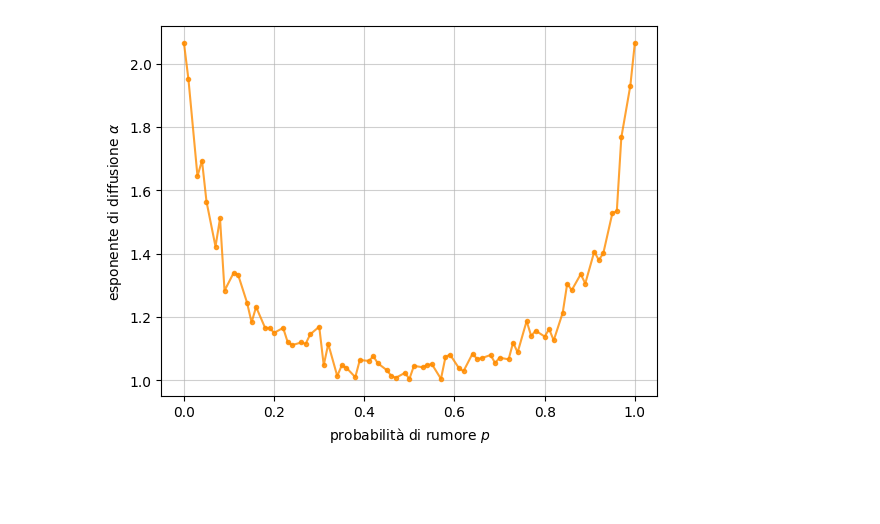
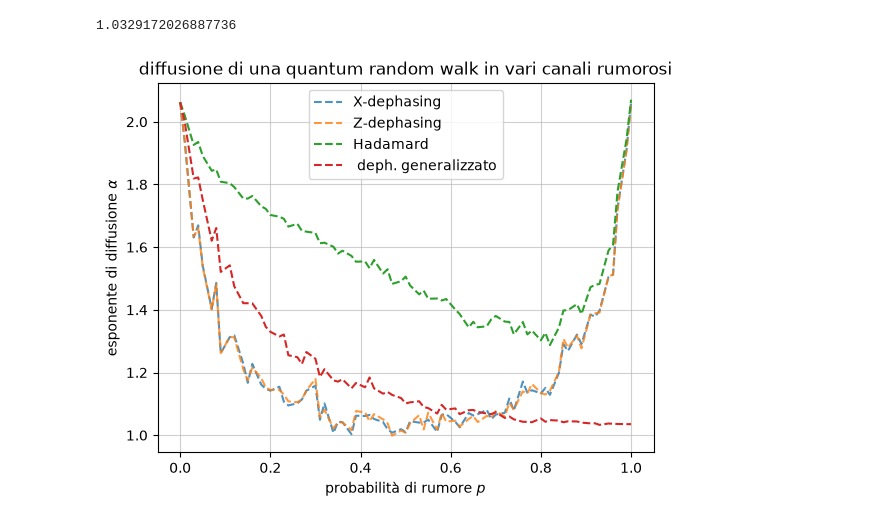
Before and after one commit to BoredDam/noisy-quantum-walks-thesis, a Jupyter notebook: notebooks/alpha-plot.ipynb, the cells around one changed output. Cells and saved outputs as stored; diff of their text form; code cells hidden in the pictures; blank space fills up the shorter version.

Commit message:
new: comparison of alpha

```diff
--- a/notebooks/alpha-plot.ipynb
+++ b/notebooks/alpha-plot.ipynb
@@ -7,20 +7,33 @@ import matplotlib.pyplot as plt
 X =  [0.0,0.01,0.03,0.04,0.05,0.07,0.08,0.09,0.11,0.12,0.14,0.15,0.16,0.18,0.19,0.2,0.22,0.23,0.24,0.26,0.27,0.28,0.3,0.31,0.32,0.34,0.35,0.36,0.38,0.39,0.41,0.42,0.43,0.45,0.46,0.47,0.49,0.5,0.51,0.53,0.54,0.55,0.57,0.58,0.59,0.61,0.62,0.64,0.65,0.66,0.68,0.69,0.7,0.72,0.73,0.74,0.76,0.77,0.78,0.8,0.81,0.82,0.84,0.85,0.86,0.88,0.89,0.91,0.92,0.93,0.95,0.96,0.97,0.99,1.0]
 xY = [2.062519408664858,1.9392759498272891,1.630727053796125,1.669541195699879,1.5410945513876149,1.4033330496396355,1.485862605788578,1.2616035158804413,1.3128923969346171,1.3185646913564382,1.2281233421906068,1.1671254391136499,1.2274576719735133,1.1610499445392064,1.1479231185229968,1.141987489448211,1.1546099475566878,1.1068352184198231,1.0949684117815057,1.1019026602333895,1.1140642797162885,1.141983605877044,1.1580787644230206,1.0492021465397277,1.101553327981245,1.0072719338126173,1.0428998195632742,1.0415374951591903,1.0030597056986583,1.0621861404221322,1.061120858109583,1.0644655034492794,1.051741714102976,1.0418599913877384,1.0186877354780097,1.0079637799272556,1.0191335568834876,1.0096410274799121,1.0446133050889292,1.0401438273146815,1.0403863094156622,1.0497483079212608,1.0103020216925587,1.0652315525227662,1.0672421104852443,1.0431114908877046,1.0250872653228817,1.0707281941114277,1.0626205316183708,1.0668617986436437,1.0809900195085174,1.0510995934612748,1.0657843924047103,1.0713960557565718,1.1169683712882459,1.078316267582912,1.171120039485996,1.1352252551696573,1.1435398063567024,1.1333259888981118,1.1508117754073064,1.1287418321076408,1.1990037927496657,1.2902707863030434,1.2687233938720153,1.3209556516291887,1.2907913414109005,1.3848952087795972,1.3777892273621615,1.397101355363301,1.504900502869581,1.5119469335704103,1.7240792747609377,1.9113339184210114,2.062519408664858]
 zY = [2.062519408664858,1.9411850100574803,1.6332124159593753,1.6612900295495563,1.5370432664709193,1.4005216198410528,1.4819665078550692,1.2619818664830378,1.3136775939236953,1.3119347420829333,1.2105719880646877,1.175238168379876,1.2158354431334089,1.1817526293600025,1.151606810257991,1.1442667056578026,1.1451566119672159,1.1291640322716785,1.1079718250290702,1.105277052195578,1.1138344382305272,1.1428850494312823,1.1795911426684755,1.0574253811271879,1.0812909350615951,1.021600677295374,1.0410333219023664,1.040736326916553,1.0160202489466739,1.0769014449715115,1.0726613108594472,1.0446802747592652,1.0671475516262516,1.0506323433592162,1.0379085373929873,0.998380075994598,1.0147261615128262,1.0079014265346227,1.0379364334166576,1.063911096629858,1.0182677362942083,1.0716653954399669,1.0179507110261135,1.070216226861672,1.0432903130887676,1.0463928745694617,1.0273808186410933,1.0519124050503172,1.0611646318777102,1.0419269613953785,1.0616191095155496,1.0557761756595414,1.0770620111799702,1.0592154937611062,1.1033443344229787,1.082526121406921,1.139866551118641,1.132718068429729,1.1636034170611194,1.1344807135718435,1.1296289087998737,1.1417201694126002,1.2017329586218446,1.3072434664697763,1.2788551515820465,1.3175395914191521,1.2769725940371892,1.3849566761755783,1.3886221826688676,1.391148130558253,1.5063311804981396,1.5123934726600614,1.7211572921778238,1.9092231679581533,2.062519408664858]
-hY = []
-measY = []
+hY = [2.062519408664858,2.0207822036263456,1.9260397239990488,1.9355609551897157,1.8912010502211738,1.843594640205973,1.8479574807561259,1.8086767086792723,1.804030026044805,1.791530444527193,1.7551790534744678,1.7549892305336272,1.763180143993351,1.7302076251475225,1.722024915579633,1.7025345702701467,1.6971184829669017,1.6904115136100453,1.6655956860990044,1.6744010566890783,1.6518471071081453,1.649438365070579,1.6452877416712675,1.6124989722476286,1.6142064817344033,1.6011477820657838,1.5793802116356115,1.5886005081252095,1.5719272992845967,1.5534284961027365,1.5546647230224626,1.5328664131182053,1.55925819200908,1.5156364408478793,1.5294018499920794,1.482776304259952,1.491187097841789,1.5059179470188366,1.477487096320627,1.4493862830586075,1.4611447639574928,1.4355132219511622,1.436006396470788,1.4298249068061486,1.434400783134138,1.4012268811315691,1.3862134188502337,1.344073271961131,1.3618171224649216,1.3442157202012246,1.3476288206140141,1.369921816239974,1.3804554927129946,1.3624025937557156,1.3613443011055042,1.3218401452676338,1.3610142864964647,1.321524298520084,1.3340457693599517,1.3027253341924443,1.3268691594223643,1.2875423286092218,1.3434930434964802,1.3979965915745385,1.3988362808041561,1.4182431596856642,1.3863973372151344,1.472078940623495,1.47969849529584,1.4827124201540385,1.589479046918335,1.6073867648846096,1.7778118319093397,1.9441315898539964,2.070407768132249
+]
+measY = [2.062519408664858,2.0004070947329162,1.8190601627344434,1.8224425948402323,1.751237042252707,1.6203926006947589,1.6610933846680749,1.5209331883366075,1.5417949161383884,1.475092518841088,1.4211534606346923,1.4210792631728093,1.4206166706226742,1.3801835997898821,1.345395202520392,1.3299197821468856,1.3149671035112764,1.3211332995395273,1.2550770190058125,1.2488159378926045,1.2271094040067891,1.2653567089706064,1.2439231688925403,1.1857748059383995,1.2104204784878911,1.174867794113328,1.1709128854385007,1.1784844388295985,1.149605337776863,1.1664494610705283,1.152831268411053,1.184160656362876,1.1493886138820226,1.1324487879708363,1.1381955063544624,1.1284960954129482,1.1184330521830228,1.1013101928941902,1.104823257461114,1.1081631973852168,1.0900619660921396,1.08645452019446,1.0690869216651597,1.0967224924088612,1.0814559803186063,1.0854827746983509,1.0671378332015844,1.0796727039144711,1.0804833505627205,1.0742746197479898,1.069123395619013,1.0673613970597604,1.0732761355338127,1.055011619765267,1.0595683283691952,1.0505838689211071,1.0427631860394613,1.0426773103544944,1.041398915573677,1.0532797457809178,1.042831735732567,1.0480497842334404,1.0465469402960823,1.041277314551169,1.044255964138693,1.043833753828698,1.0400606518229998,1.0377169937727238,1.037972797148466,1.0329172026887736,1.0372507132654238,1.0365964478033587,1.035789181654674,1.0352038840661246,1.0352038840661246
+]
 
 #for i in range(len(X)):
 #    print(f"{X[i]} & {round(xY[i], 4)} & {round(zY[i], 4)}& {round(hY[i], 4)}& {round(measY[i], 4)}\\\\")
+
+min(measY)
+# %% [output]
+1.0329172026887736
 # %%
 plt.grid(alpha=0.6)
 plt.xlabel(r"probabilità di rumore $p$")
 plt.ylabel(r"esponente di diffusione $\alpha$")
 
-plt.plot(X, xY, marker='.', color='darkorange', alpha=0.8)
+plt.plot(X, xY, linestyle='--', alpha=0.8, label='X-dephasing')
+plt.plot(X, zY, linestyle='--', alpha=0.8, label='Z-dephasing')
+plt.plot(X, hY, linestyle='--', alpha=1, label='Hadamard')
+plt.plot(X, measY, linestyle='--', alpha=1, label=' deph. generalizzato')
+plt.legend()
+
+plt.title(r'diffusione di una quantum random walk in vari canali rumorosi')
+plt.savefig('./images/alphacomparison.pdf')
 plt.show()
 # %% [output]
-[figure, old version]
+[figure, new version]
 # %%
 plt.grid(alpha=0.6)
 plt.xlabel(r"probabilità di rumore $p$")
```
Also changed, not shown: parts of 3 cells of this notebook, 1 other file.
